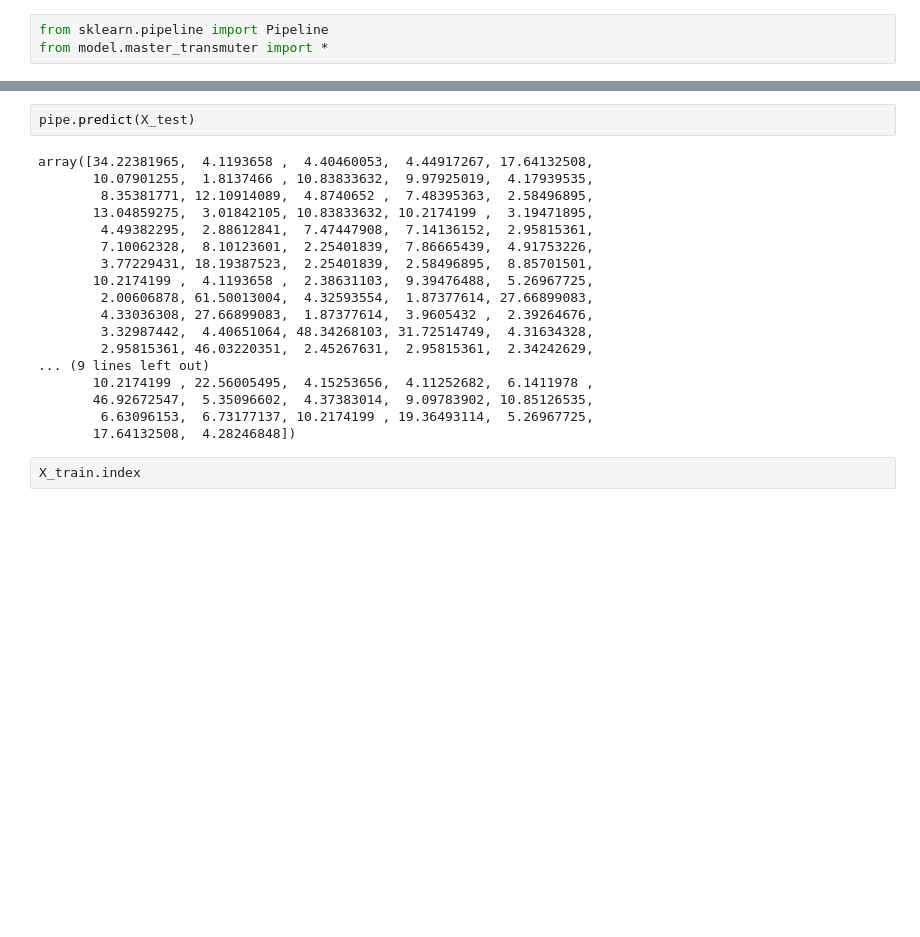
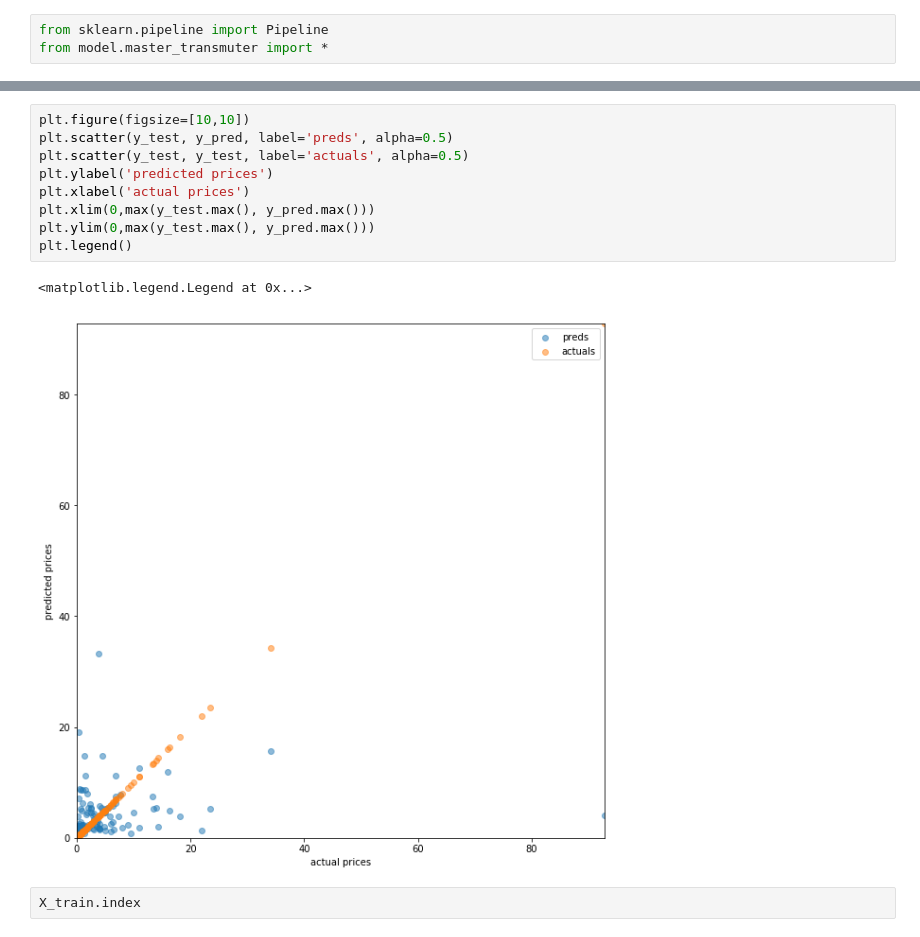
Before and after one commit to alexgcuevas/mystic-speculation, a Jupyter notebook: MVP_testing.ipynb, the cells around one changed output, grey strips where cells are left out. Drawn from its saved outputs; the diff is of its cells as text; blank space fills up the shorter version.

```diff
--- a/MVP_testing.ipynb
+++ b/MVP_testing.ipynb
@@ -452,23 +395,15 @@ results_df[['cardname','pred','actual','log_diff']].sample(50)
-# %%
-pipe.predict(X_test)
-# %% [output]
-array([34.22381965,  4.1193658 ,  4.40460053,  4.44917267, 17.64132508,
-       10.07901255,  1.8137466 , 10.83833632,  9.97925019,  4.17939535,
-        8.35381771, 12.10914089,  4.8740652 ,  7.48395363,  2.58496895,
-       13.04859275,  3.01842105, 10.83833632, 10.2174199 ,  3.19471895,
-        4.49382295,  2.88612841,  7.47447908,  7.14136152,  2.95815361,
-        7.10062328,  8.10123601,  2.25401839,  7.86665439,  4.91753226,
-        3.77229431, 18.19387523,  2.25401839,  2.58496895,  8.85701501,
-       10.2174199 ,  4.1193658 ,  2.38631103,  9.39476488,  5.26967725,
-        2.00606878, 61.50013004,  4.32593554,  1.87377614, 27.66899083,
-        4.33036308, 27.66899083,  1.87377614,  3.9605432 ,  2.39264676,
-        3.32987442,  4.40651064, 48.34268103, 31.72514749,  4.31634328,
-        2.95815361, 46.03220351,  2.45267631,  2.95815361,  2.34242629,
-... (9 lines left out)
-       10.2174199 , 22.56005495,  4.15253656,  4.11252682,  6.1411978 ,
-       46.92672547,  5.35096602,  4.37383014,  9.09783902, 10.85126535,
-        6.63096153,  6.73177137, 10.2174199 , 19.36493114,  5.26967725,
-       17.64132508,  4.28246848])
+# %%
+plt.figure(figsize=[10,10])
+plt.scatter(y_test, y_pred, label='preds', alpha=0.5)
+plt.scatter(y_test, y_test, label='actuals', alpha=0.5)
+plt.ylabel('predicted prices')
+plt.xlabel('actual prices')
+plt.xlim(0,max(y_test.max(), y_pred.max()))
+plt.ylim(0,max(y_test.max(), y_pred.max()))
+plt.legend()
+# %% [output]
+<matplotlib.legend.Legend at 0x...>
+[figure, added]
 # %%
 X_train.index
 # %% [output]
```
Also changed, not shown: parts of 2 cells of this notebook, 1 other file.
